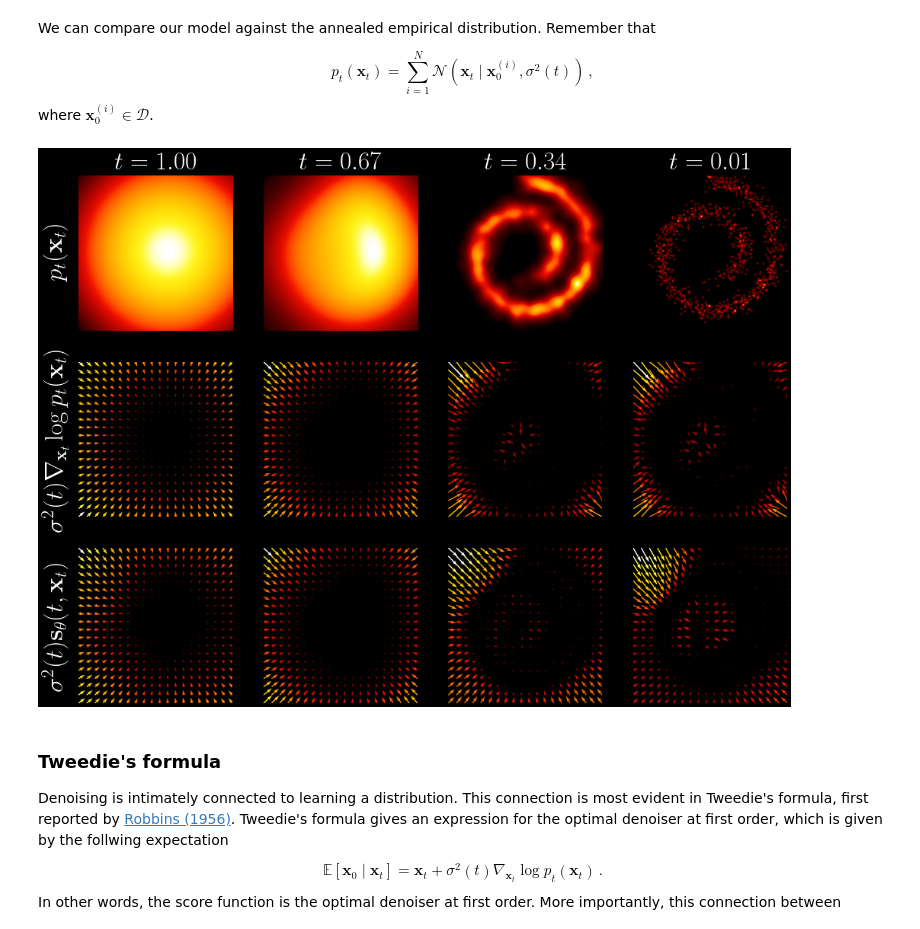
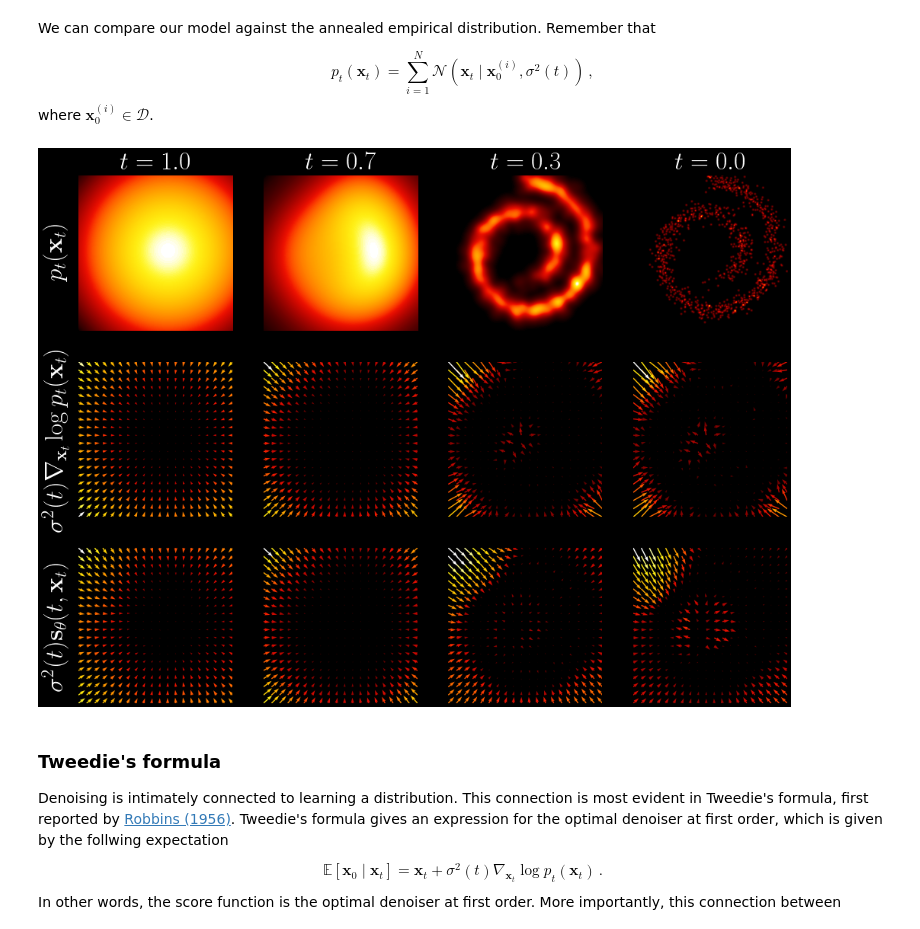
Before and after one commit to AlexandreAdam/score_models, a Jupyter notebook: _sources/notebooks/02-score_matching.ipynb, the cells around one changed output. Cells and saved outputs as stored; diff of their text form; code cells hidden in the pictures.

```diff
--- a/_sources/notebooks/02-score_matching.ipynb
+++ b/_sources/notebooks/02-score_matching.ipynb
@@ -521,32 +521,32 @@ def annealed_empirical_distribution_score(t, x):
 # %%
 fig, axs = plt.subplots(3, 4, figsize=(12, 9), sharex=True, sharey=True)
 extent = (-1.5, 1.5, -1.5, 1.5)
 
 for i in range(4):
-    t = float(np.linspace(1e-2, 1, 4)[::-1][i])
+    t = float(np.linspace(0, 1, 4)[::-1][i])
     ax = axs[0, i]
     logp_fn = lambda x: vmap(annealed_empirical_distribution_logp)(torch.tensor([t]).repeat(x.shape[0]), x)
     plot_density(logp_fn, ax=ax, extent=extent)
-    ax.set_title(r"$t = %.2f$" % t)
+    ax.set_title(r"$t = %.1f$" % t)
     ax.axis("off")
 
     ax = axs[1, i]
     score_fn = lambda x: annealed_empirical_distribution_score(torch.tensor([t]).repeat(x.shape[0]), x) * sigma(t)**2
     plot_score(score_fn, ax=ax, extent=extent, scale=None)
     ax.axis("off")
 
     ax = axs[2, i]
     score_fn = lambda x: net(torch.tensor([t]).repeat(x.shape[0]), x) * sigma(t)
     plot_score(score_fn, ax=ax, extent=extent, scale=None)
     ax.axis("off");
 axs[0, 0].annotate(r"$p_{t}(\mathbf{x}_t)$", (-0.15, 0.5),
     xycoords="axes fraction", va="center", ha="center", rotation=90, fontsize=24)
 axs[1, 0].annotate(r"$\sigma^2(t)\nabla_{\mathbf{x}_t} \log p_{t}(\mathbf{x}_t)$", (-0.15, 0.5),
     xycoords="axes fraction", va="center", ha="center", rotation=90, fontsize=24)
 axs[2, 0].annotate(r"$\sigma^2(t)\mathbf{s}_\theta(t, \mathbf{x}_t)$", (-0.15, 0.5),
     xycoords="axes fraction", va="center", ha="center", rotation=90, fontsize=24);
 # %% [output]
-[figure, old version]
+[figure, new version]
 # %% [markdown]
 ### Tweedie's formula
 
```
Also changed, not shown: 4 other files.
